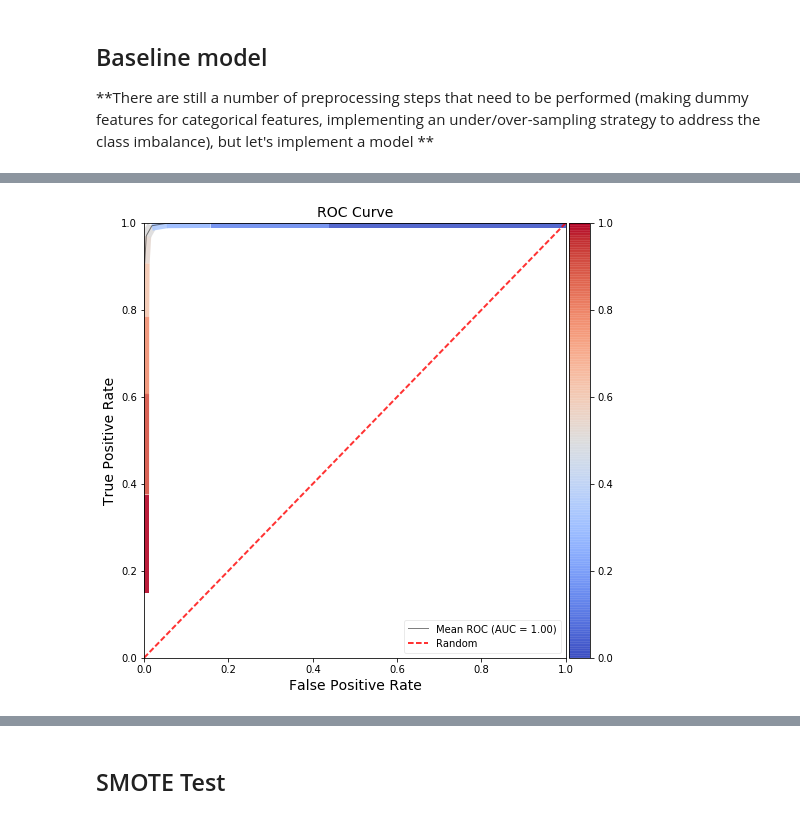
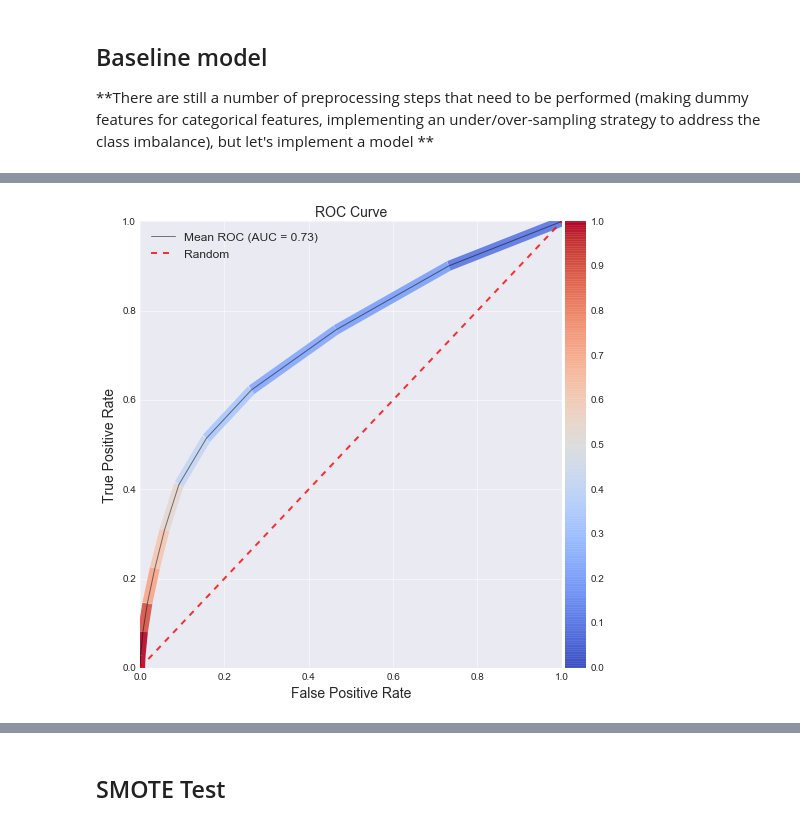
Before and after one commit to MattTriano/personal_site_public, a Jupyter notebook: Credit_Card_data.ipynb, the cells around one changed output, grey strips where cells are left out. Drawn from its saved outputs; the diff is of its cells as text; code cells hidden in the pictures.

Commit message:
more work on my CC data analysis

```diff
--- a/Credit_Card_data.ipynb
+++ b/Credit_Card_data.ipynb
@@ -378,0 +474,2 @@ roc_plotter(pipeline, X_test, y_test)
+# %%
+dummy_df = pd.get_dummies(cc_data_copy, columns=cats, drop_first=True)
@@ -378,0 +484,15 @@ roc_plotter(pipeline, X_test, y_test)
+# %%
+X_train, X_test, y_train, y_test = train_test_split(dummy_df,
+                                                    cc_target,
+                                                    test_size=0.3,
+                                                    random_state=nb_seed,
+                                                    stratify=cc_target)
+# %%
+steps = [('imputation', Imputer(missing_values='NaN', strategy='most_frequent', axis=0)),
+         ('r_forest', RandomForestClassifier())]
+pipeline = Pipeline(steps)
+# %%
+pipeline.fit(X_train, y_train)
+y_pred = pipeline.predict(X_test)
+print(classification_report(y_test, y_pred))
+confusion_mat_plotter(pipeline, X_train, X_test, y_train, y_test, ['No Default', 'Default'])
@@ -379,4 +507,4 @@ roc_plotter(pipeline, X_test, y_test)
 # %%
-roc_plotter(pipeline, X_train, y_train)
+roc_plotter(pipeline, X_test, y_test)
 # %% [output]
-[figure, old version]
+[figure, new version]
```
Also changed, not shown: parts of 37 cells of this notebook, 2 other files.
